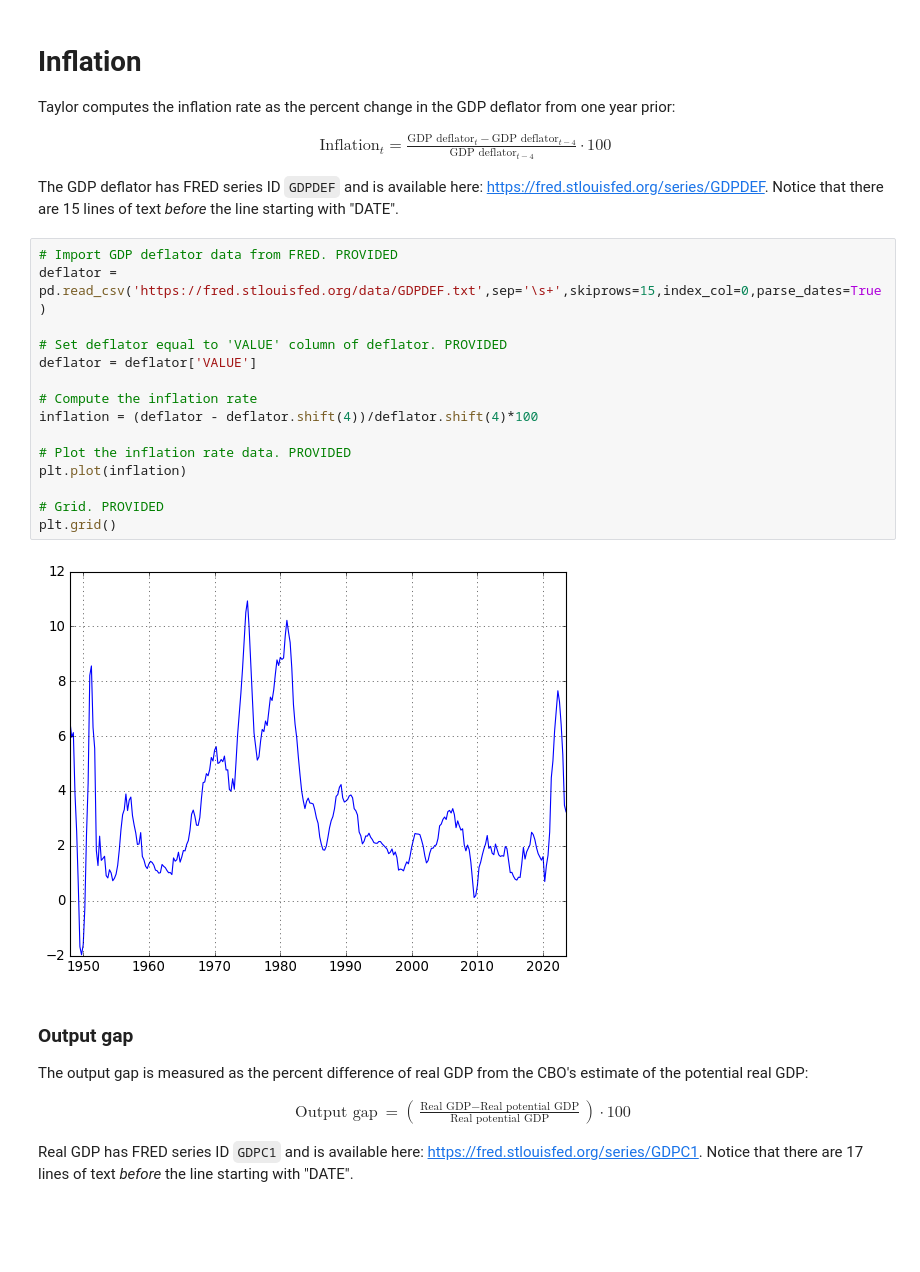
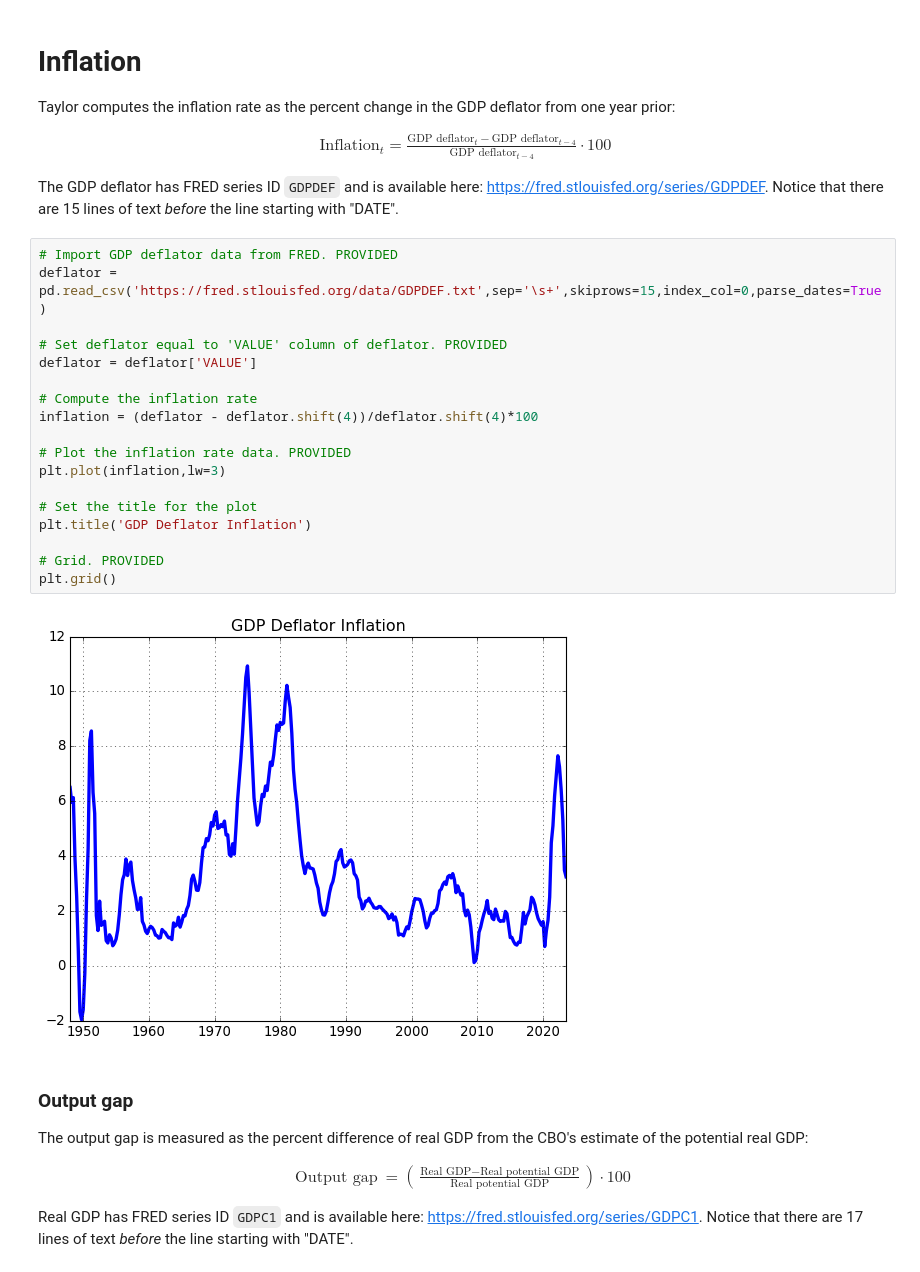
Before and after one commit to letsgoexploring/econ126, a Jupyter notebook: Lecture Notebooks/Econ126_Class_15.ipynb, the cells around one changed output. Cells and saved outputs as stored; diff of their text form; blank space fills up the shorter version.

```diff
--- a/Lecture Notebooks/Econ126_Class_15.ipynb
+++ b/Lecture Notebooks/Econ126_Class_15.ipynb
@@ -265,20 +156,23 @@ The GDP deflator has FRED series ID `GDPDEF` and is available here: https://fred
 # %%
 # Import GDP deflator data from FRED. PROVIDED
 deflator = pd.read_csv('https://fred.stlouisfed.org/data/GDPDEF.txt',sep='\s+',skiprows=15,index_col=0,parse_dates=True)
 
 # Set deflator equal to 'VALUE' column of deflator. PROVIDED
 deflator = deflator['VALUE']
 
 # Compute the inflation rate
 inflation = (deflator - deflator.shift(4))/deflator.shift(4)*100
 
 # Plot the inflation rate data. PROVIDED
-plt.plot(inflation)
+plt.plot(inflation,lw=3)
+
+# Set the title for the plot
+plt.title('GDP Deflator Inflation')
 
 # Grid. PROVIDED
 plt.grid()
 # %% [output]
-[figure, old version]
+[figure, new version]
 # %% [markdown]
 ### Output gap
 
```
Also changed, not shown: parts of 24 cells of this notebook, 1 other file.
